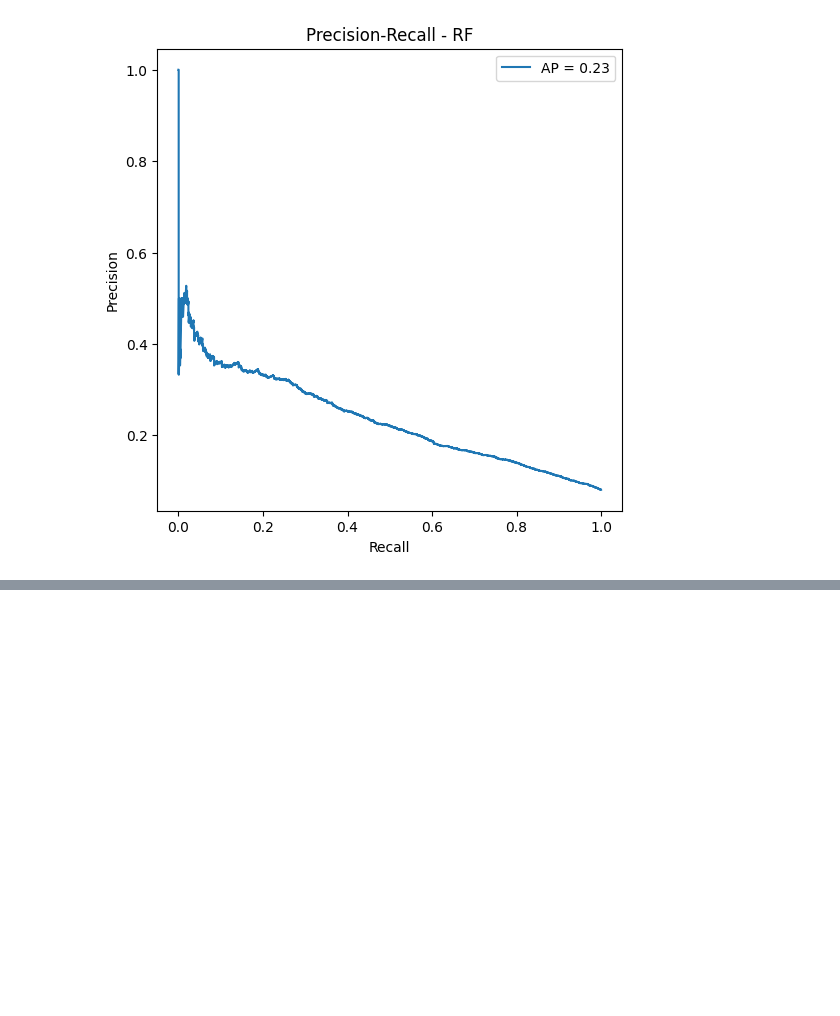
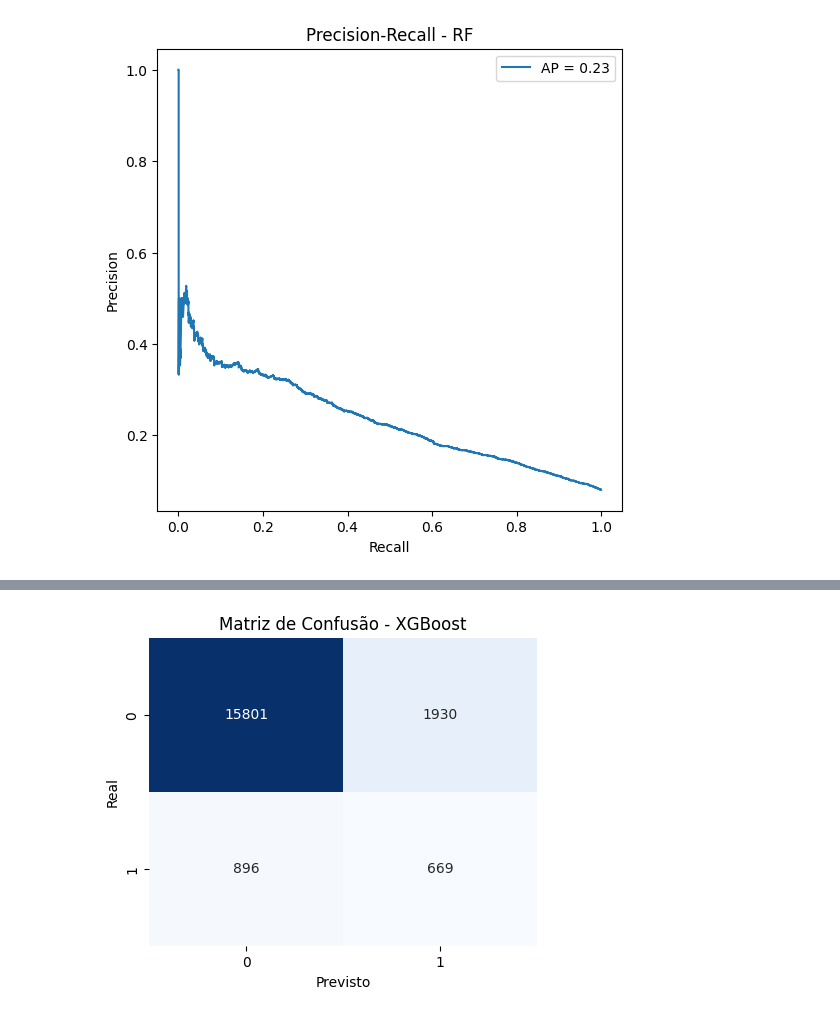
Before and after one commit to olavodd42/delay_forecast_olist, a Jupyter notebook: model.ipynb, the cells around one changed output, grey strips where cells are left out. Drawn from its saved outputs; the diff is of its cells as text; code cells hidden in the pictures; blank space fills up the shorter version.

```diff
--- a/notebook.ipynb
+++ b/model.ipynb
@@ -1530,0 +1870,5 @@ plt.xlabel('Recall'); plt.ylabel('Precision'); plt.title('Precision-Recall - RF'
+# %%
+X = df_model.drop(columns=drop_cols)
+y = df_model[target]
+
+X_train, X_test, y_train, y_test = train_test_split(X, y, test_size=.2, random_state=42, stratify=y)
@@ -1530,0 +1932,14 @@ plt.xlabel('Recall'); plt.ylabel('Precision'); plt.title('Precision-Recall - RF'
+# %%
+best_params = study.best_trial.params
+best_pipe = Pipeline(steps=[
+    ('pre', pre),
+    ('model', XGBClassifier(
+        **best_params,
+        objective='binary:logistic',
+        eval_metric='auc',
+        scale_pos_weight=scale_pos_weight,
+        n_jobs=-1,
+        random_state=42
+    ))
+])
+best_pipe.fit(X_train, y_train)
@@ -1530,0 +1964,6 @@ plt.xlabel('Recall'); plt.ylabel('Precision'); plt.title('Precision-Recall - RF'
+# %%
+y_prob = best_pipe.predict_proba(X_test)[:, 1]
+prec, rec, thr = precision_recall_curve(y_test, y_prob)
+f1 = 2*(prec*rec)/(prec+rec+1e-9)
+t_best = thr[f1.argmax()]
+print(f"Threshold ótimo (Optuna): {t_best:.3f} | F1={f1.max():.3f}")
@@ -1530,0 +1972,4 @@ plt.xlabel('Recall'); plt.ylabel('Precision'); plt.title('Precision-Recall - RF'
+# %%
+y_pred = (y_prob >= t_best).astype(int)
+print(classification_report(y_test, y_pred))
+print("ROC-AUC:", roc_auc_score(y_test, y_prob))
@@ -1530,0 +1987,7 @@ plt.xlabel('Recall'); plt.ylabel('Precision'); plt.title('Precision-Recall - RF'
+# %%
+cm = confusion_matrix(y_test, y_pred)
+plt.figure(figsize=(5,4))
+sns.heatmap(cm, annot=True, fmt='d', cmap='Blues', cbar=False)
+plt.xlabel('Previsto'); plt.ylabel('Real'); plt.title('Matriz de Confusão - XGBoost'); plt.show()
+# %% [output]
+[figure, added]
```
Also changed, not shown: parts of 24 cells of this notebook, 7 other files.
